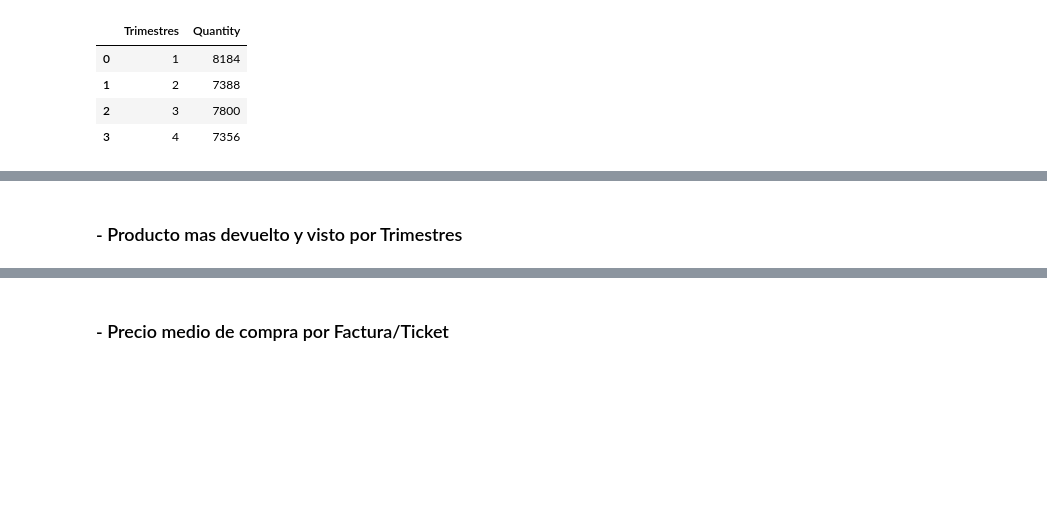
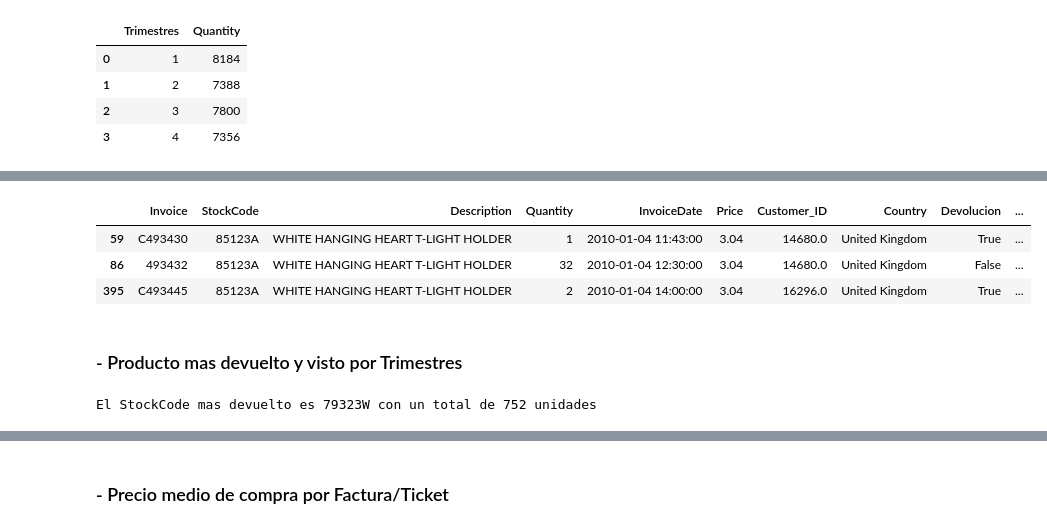
Before and after one commit to antonio-herrera-gb/EDA_Tienda_Online, a Jupyter notebook: src/notebooks/notebook_eda_v3_analisis.ipynb, the cells around one changed output, grey strips where cells are left out. Cells and saved outputs as stored; diff of their text form; code cells hidden in the pictures; blank space fills up the shorter version.

```diff
--- a/src/notebooks/notebook_eda_v3_analisis.ipynb
+++ b/src/notebooks/notebook_eda_v3_analisis.ipynb
@@ -424,2 +426,20 @@ plt.show()
+# %%
+# Vemos que descripcion tiene este codigo:
+
+df_analisis[df_analisis["StockCode"] == "85123A"].head(3)
+# %% [output]
+|  | Invoice | StockCode | Description | Quantity | InvoiceDate | Price | Customer_ID | Country | Devolucion | ... |
+| 59 | C493430 | 85123A | WHITE HANGING HEART T-LIGHT HOLDER | 1 | 2010-01-04 11:43:00 | 3.04 | 14680.0 | United Kingdom | True | ... |
+| 86 | 493432 | 85123A | WHITE HANGING HEART T-LIGHT HOLDER | 32 | 2010-01-04 12:30:00 | 3.04 | 14680.0 | United Kingdom | False | ... |
+| 395 | C493445 | 85123A | WHITE HANGING HEART T-LIGHT HOLDER | 2 | 2010-01-04 14:00:00 | 3.04 | 16296.0 | United Kingdom | True | ... |
 # %% [markdown]
 ### - Producto mas devuelto y visto por Trimestres
+# %%
+devoluciones_true = df_analisis[df_analisis["Devolucion"] == True]
+producto_mas_devuelto = devoluciones_true.groupby("StockCode")["Quantity"].sum()
+
+stockcode_devoluciones_max = producto_mas_devuelto.idxmax()
+cantidad_devoluciones_max = producto_mas_devuelto.max()
+print(f"El StockCode mas devuelto es {stockcode_devoluciones_max} con un total de {cantidad_devoluciones_max} unidades")
+# %% [output]
+El StockCode mas devuelto es 79323W con un total de 752 unidades
```
Also changed, not shown: parts of 13 cells of this notebook.
